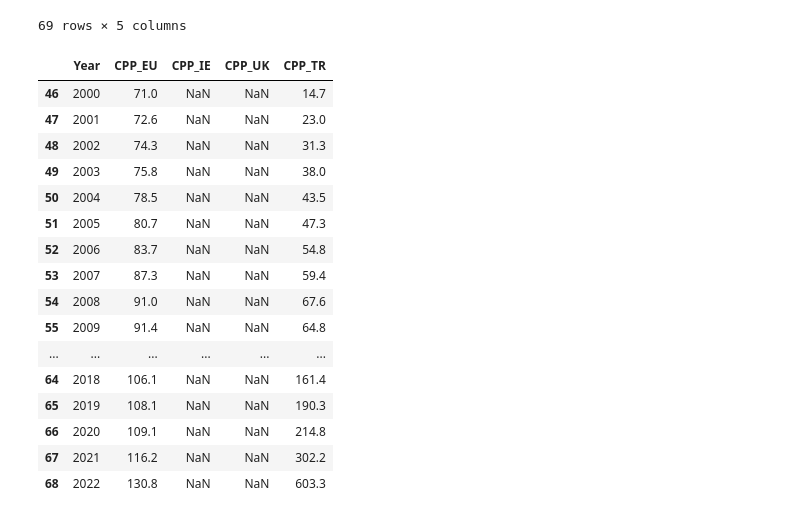
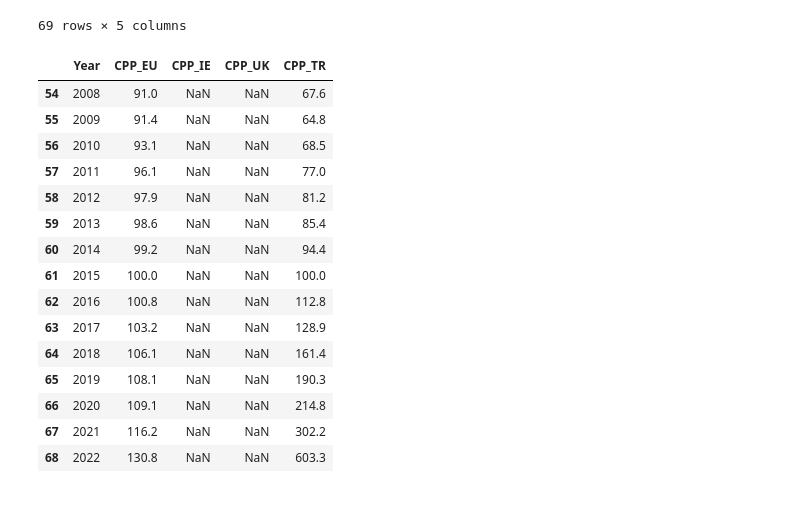
Before and after one commit to mzmalkoc/S1CA2_2023034, a Jupyter notebook: CA2_2023034.ipynb, the cells around one changed output. Cells and saved outputs as stored; diff of their text form; code cells hidden in the pictures.

```diff
--- a/CA2_2023034.ipynb
+++ b/CA2_2023034.ipynb
@@ -720,20 +744,21 @@ ConstructionProducePrice
 | 68 | 2022 | 130.8 | NaN | NaN | 603.3 |
 69 rows × 5 columns
 # %%
-ConstructionProducePrice.head(45)
+### ÇILDIRACAMMMMMMMMMMM IRELAND VE UK VERİLERİ GELMİYOR AMA SİTEDE VAR
+
+ConstructionProducePrice.tail(15)
 # %% [output]
 |  | Year | CPP_EU | CPP_IE | CPP_UK | CPP_TR |
-| 46 | 2000 | 71.0 | NaN | NaN | 14.7 |
-| 47 | 2001 | 72.6 | NaN | NaN | 23.0 |
-| 48 | 2002 | 74.3 | NaN | NaN | 31.3 |
-| 49 | 2003 | 75.8 | NaN | NaN | 38.0 |
-| 50 | 2004 | 78.5 | NaN | NaN | 43.5 |
-| 51 | 2005 | 80.7 | NaN | NaN | 47.3 |
-| 52 | 2006 | 83.7 | NaN | NaN | 54.8 |
-| 53 | 2007 | 87.3 | NaN | NaN | 59.4 |
 | 54 | 2008 | 91.0 | NaN | NaN | 67.6 |
 | 55 | 2009 | 91.4 | NaN | NaN | 64.8 |
-| ... | ... | ... | ... | ... | ... |
+| 56 | 2010 | 93.1 | NaN | NaN | 68.5 |
+| 57 | 2011 | 96.1 | NaN | NaN | 77.0 |
+| 58 | 2012 | 97.9 | NaN | NaN | 81.2 |
+| 59 | 2013 | 98.6 | NaN | NaN | 85.4 |
+| 60 | 2014 | 99.2 | NaN | NaN | 94.4 |
+| 61 | 2015 | 100.0 | NaN | NaN | 100.0 |
+| 62 | 2016 | 100.8 | NaN | NaN | 112.8 |
+| 63 | 2017 | 103.2 | NaN | NaN | 128.9 |
 | 64 | 2018 | 106.1 | NaN | NaN | 161.4 |
 | 65 | 2019 | 108.1 | NaN | NaN | 190.3 |
 | 66 | 2020 | 109.1 | NaN | NaN | 214.8 |
```
Also changed, not shown: parts of 44 cells of this notebook.
